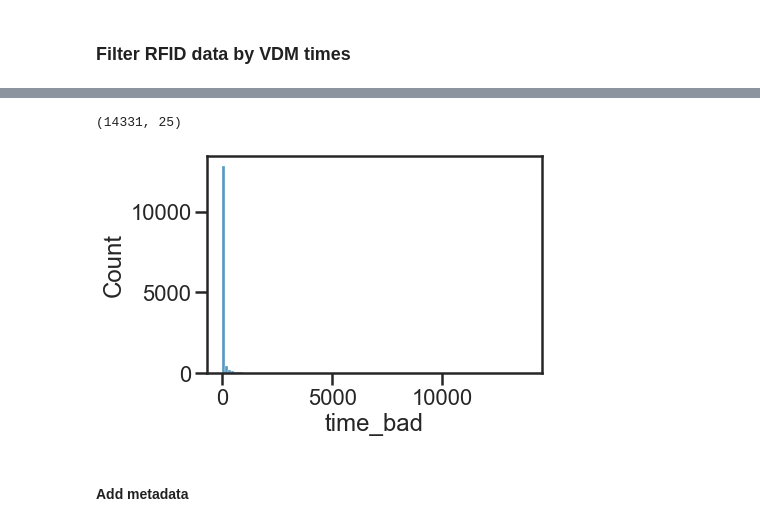
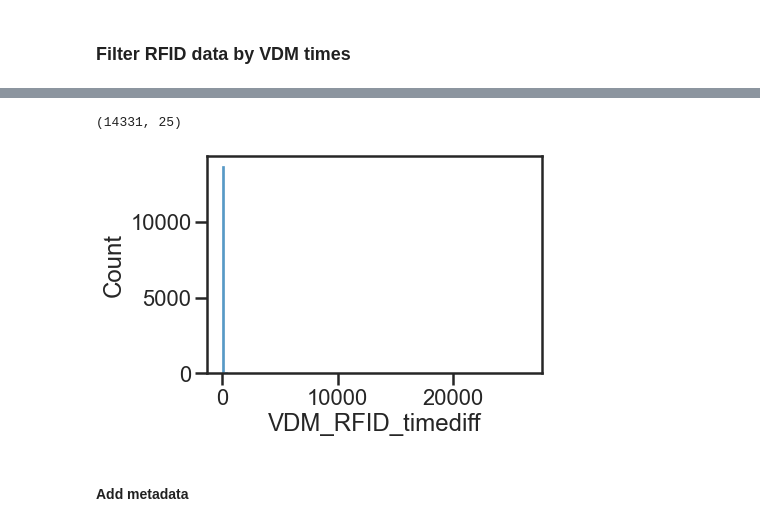
Before and after one commit to grace3999/RFID_polysubstance, a Jupyter notebook: RFID_VDM_3m.ipynb, the cells around one changed output, grey strips where cells are left out. Cells and saved outputs as stored; diff of their text form; code cells hidden in the pictures.

```diff
--- a/RFID_VDM_3m.ipynb
+++ b/RFID_VDM_3m.ipynb
@@ -407,6 +445,6 @@ VDM_H20
 # %% [markdown]
 ### Filter RFID data by VDM times
 # %%
-data_VDM_tidy_intake = data_VDM_tidy_intake.sort_values(['date', 'time']).reset_index(drop=True)
+data_VDM_tidy_intake = data_VDM_tidy_intake.sort_values(['variable', 'VDM_datetime']).reset_index(drop=True)
 data_VDM_tidy_intake.head()
 # %% [output]
@@ -419,4 +457,4 @@ data_VDM_tidy_intake.head()
 # %%
-data_RFID_final= data_RFID_final.sort_values(['date', 'start_time']).reset_index(drop=True)
+data_RFID_final= data_RFID_final.sort_values(['unitLabel_drink', 'RFID_datetime_start']).reset_index(drop=True)
 data_RFID_final.head()
 # %% [output]
@@ -517,21 +537,16 @@ data_comb.head()
-# %%
-#compute time differences and whether they are within the duration of the RFID
-
-data_comb['time_diff_pre'] = (pd.to_datetime(data_comb['time']) - pd.to_datetime(data_comb['RFID_time_pre']))
-data_comb['time_diff_pre'] = [x.total_seconds() for x in data_comb['time_diff_pre']]
-
-data_comb['time_diff_post'] = (pd.to_datetime(data_comb['RFID_time_post']) - pd.to_datetime(data_comb['time']))
-data_comb['time_diff_post'] = [x.total_seconds() for x in data_comb['time_diff_post']]
-
-time_bad = []
-for index, row in data_comb.iterrows():
-    if (row['time_diff_pre'] > row['RFID_eventDuration']):
-        #print(index, 'greater')
-        time_bad.append(row['time_diff_pre'] - row['RFID_eventDuration'])
-    elif (row['time_diff_pre'] <= row['RFID_eventDuration']):
-        #print(index, 'less')
-        time_bad.append(0)
-    else:
-        time_bad.append(np.nan)
-
-data_comb['time_bad'] = time_bad
+# %%
+def time_within(RFID_start, RFID_stop, VDM_time):
+
+    if (VDM_time >= RFID_start) & (VDM_time <= RFID_stop):
+        return 0
+
+    elif (VDM_time >= RFID_start) & (VDM_time >= RFID_stop):
+        time_within = VDM_time - RFID_stop
+        time_within = time_within.total_seconds()
+        return time_within
+
+data_comb['VDM_RFID_timediff'] = data_comb.apply(lambda row: time_within(row['RFID_datetime_start_pre'],
+                                                                   row['RFID_datetime_end_pre'],
+                                                                   row['VDM_datetime']), axis=1)
+
+data_comb.head()
@@ -538,10 +560,10 @@ data_comb['time_bad'] = time_bad
 # %%
 print(data_comb.shape)
-sns.histplot(data_comb['time_bad'], bins=100)
+sns.histplot(data_comb['VDM_RFID_timediff'], bins=100)
 plt.show()
 # %% [output]
 (14331, 25)
-[figure, old version]
+[figure, new version]
 # %% [markdown]
 #### Add metadata
 # %%
```
Also changed, not shown: parts of 35 cells of this notebook, 1 other file.
